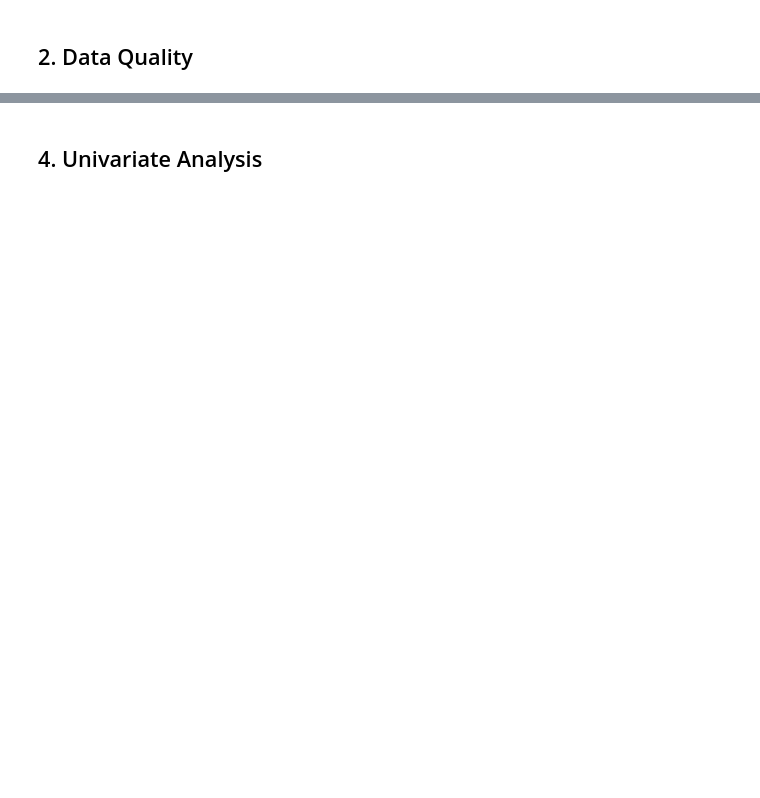
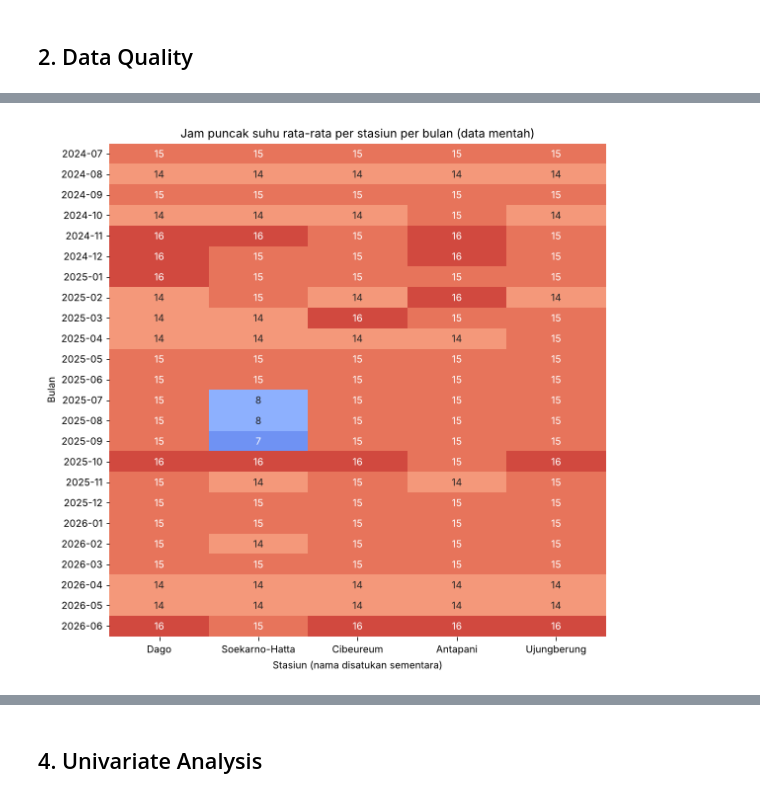
Before and after one commit to alfdmsr/pm25-forecast-bandung, a Jupyter notebook: Hasil_EDA_PM25_Bandung.ipynb, the cells around one changed output, grey strips where cells are left out. Cells and saved outputs as stored; diff of their text form; code cells hidden in the pictures; blank space fills up the shorter version.

```diff
--- a/Hasil_EDA_PM25_Bandung.ipynb
+++ b/Hasil_EDA_PM25_Bandung.ipynb
@@ -25,7 +38,10 @@ import matplotlib.pyplot as plt
 import matplotlib.dates as mdates
 
 RANDOM_STATE = 42
+AMBANG_TIDAK_SEHAT = 55  # µg/m³, kategori "tidak sehat" menurut brief
+URUTAN_STASIUN = ["Dago", "Soekarno-Hatta", "Cibeureum", "Antapani", "Ujungberung"]
+
 df = pd.read_csv("data/raw.csv")
-print(f"{len(df):} baris, {df.shape[1]} kolom")
+print(f"{len(df):,} baris, {df.shape[1]} kolom")
 df.head()
 # %% [output]
@@ -453,0 +184,24 @@ Final cleaned shape: (87238, 8)
+# %%
+cek = df.copy()
+peta_sementara = {"dago": "Dago", "soekarnohatta": "Soekarno-Hatta", "soetta": "Soekarno-Hatta",
+                  "cibeureum": "Cibeureum", "antapani": "Antapani", "ujungberung": "Ujungberung"}
+cek["stasiun_norm"] = (cek["stasiun"].str.strip().str.lower()
+                       .str.replace(r"[\s-]+", "", regex=True).map(peta_sementara))
+cek["waktu"] = pd.to_datetime(cek["waktu"])
+cek["bulan"] = cek["waktu"].dt.to_period("M").astype(str)
+cek["jam"] = cek["waktu"].dt.hour
+
+def jam_puncak_suhu(data, kolom_stasiun):
+    rata = data.groupby([kolom_stasiun, "bulan", "jam"])["suhu_C"].mean()
+    return rata.groupby(level=[0, 1]).idxmax().map(lambda x: x[2]).unstack(0)
+
+puncak_sebelum = jam_puncak_suhu(cek, "stasiun_norm")[URUTAN_STASIUN]
+
+plt.figure(figsize=(9, 9))
+sns.heatmap(puncak_sebelum, annot=True, fmt="d", cmap="coolwarm", vmin=5, vmax=17, cbar=False)
+plt.title("Jam puncak suhu rata-rata per stasiun per bulan (data mentah)")
+plt.xlabel("Stasiun (nama disatukan sementara)")
+plt.ylabel("Bulan")
+plt.show()
+# %% [output]
+[figure, added]
```
Also changed, not shown: parts of 110 cells of this notebook.
